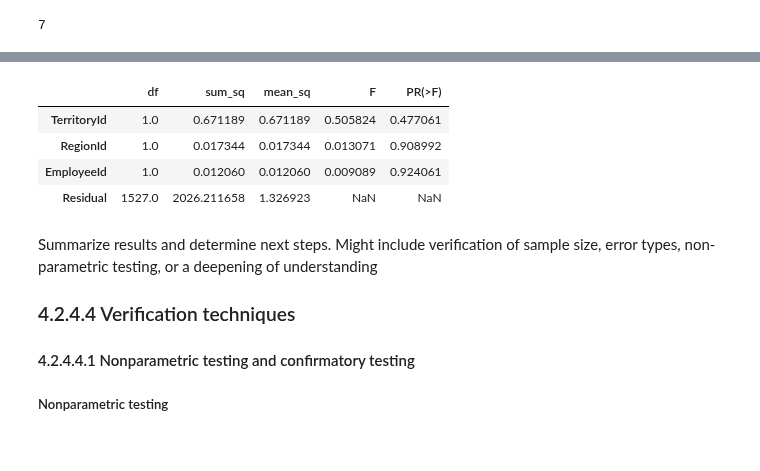
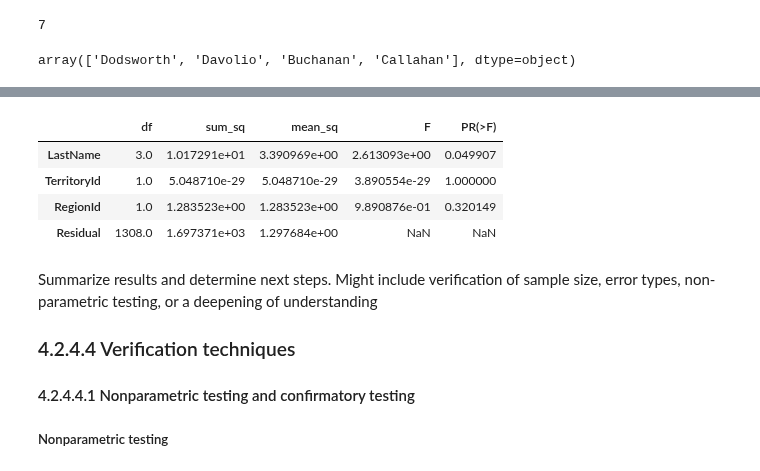
Before and after one commit to eannefawcett/Northwind-Database-Exploration, a Jupyter notebook: Region Performance.ipynb, the cells around one changed output, grey strips where cells are left out. Drawn from its saved outputs; the diff is of its cells as text; code cells hidden in the pictures.

```diff
--- a/Region Performance.ipynb
+++ b/Region Performance.ipynb
@@ -404,6 +409,7 @@ df.hist(figsize=(20,20));
 # %%
 log = df.copy(deep=True)
 log['ItemTotal'] = df['ItemTotal'].map(lambda x: np.log(x))
+log['Quantity'] = df['Quantity'].map(lambda x: np.log(x))
 log.ItemTotal.hist()
 # %% [output]
 <matplotlib.axes._subplots.AxesSubplot at 0x...>
@@ -627,6 +758,11 @@ successful_cities = ['Phoenix', 'Scottsdale', 'Bellevue', 'Redmond', 'Seattle',
 len(successful_cities)
 # %% [output]
 7
+# %%
+successful_people = different['LastName'].unique()
+successful_people
+# %% [output]
+array(['Dodsworth', 'Davolio', 'Buchanan', 'Callahan'], dtype=object)
 # %%
 # map regions
 successful_zips = [(33.448376,-112.074036), (33.494171,-111.926048), (47.610149,-122.201515), (47.673988,-122.121513),
@@ -668,13 +804,13 @@ successful_zip_map
 # %% [output]
 [interactive output not drawn]
 # %%
-sm.stats.anova_lm(ols('ItemTotal ~ TerritoryId + RegionId + EmployeeId', data=different).fit())
+sm.stats.anova_lm(ols('ItemTotal ~ TerritoryId + RegionId + LastName', data=different).fit())
 # %% [output]
 |  | df | sum_sq | mean_sq | F | PR(>F) |
-| TerritoryId | 1.0 | 0.671189 | 0.671189 | 0.505824 | 0.477061 |
-| RegionId | 1.0 | 0.017344 | 0.017344 | 0.013071 | 0.908992 |
-| EmployeeId | 1.0 | 0.012060 | 0.012060 | 0.009089 | 0.924061 |
-| Residual | 1527.0 | 2026.211658 | 1.326923 | NaN | NaN |
+| LastName | 3.0 | 1.017291e+01 | 3.390969e+00 | 2.613093e+00 | 0.049907 |
+| TerritoryId | 1.0 | 5.048710e-29 | 5.048710e-29 | 3.890554e-29 | 1.000000 |
+| RegionId | 1.0 | 1.283523e+00 | 1.283523e+00 | 9.890876e-01 | 0.320149 |
+| Residual | 1308.0 | 1.697371e+03 | 1.297684e+00 | NaN | NaN |
 # %% [markdown]
 Summarize results and determine next steps. Might include verification of sample size, error types, non-parametric testing, or a deepening of understanding
 
```
Also changed, not shown: parts of 47 cells of this notebook, 5 other files.
